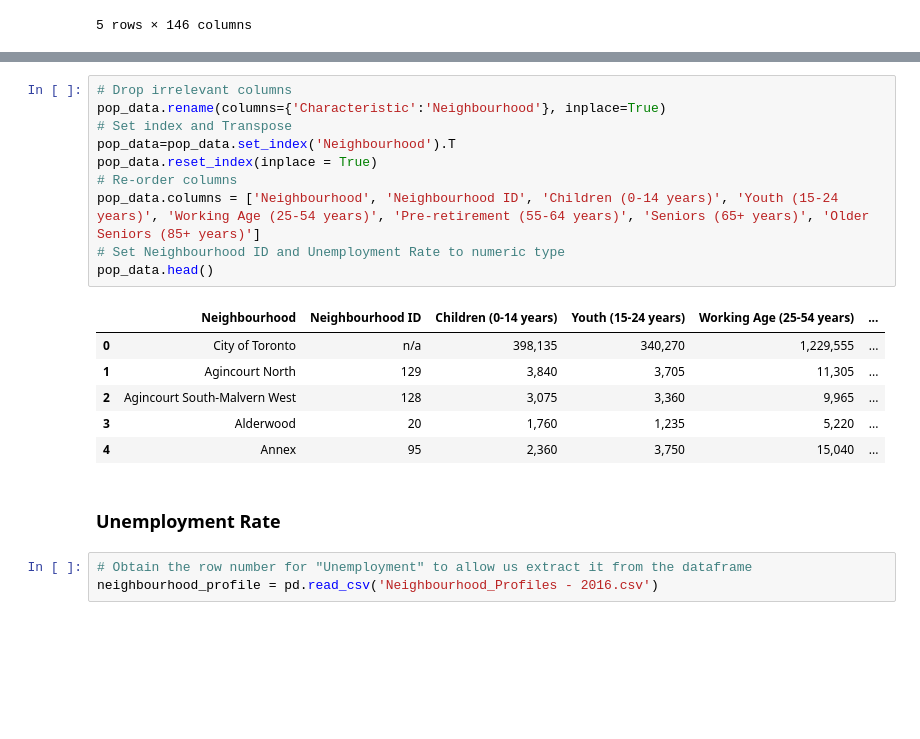
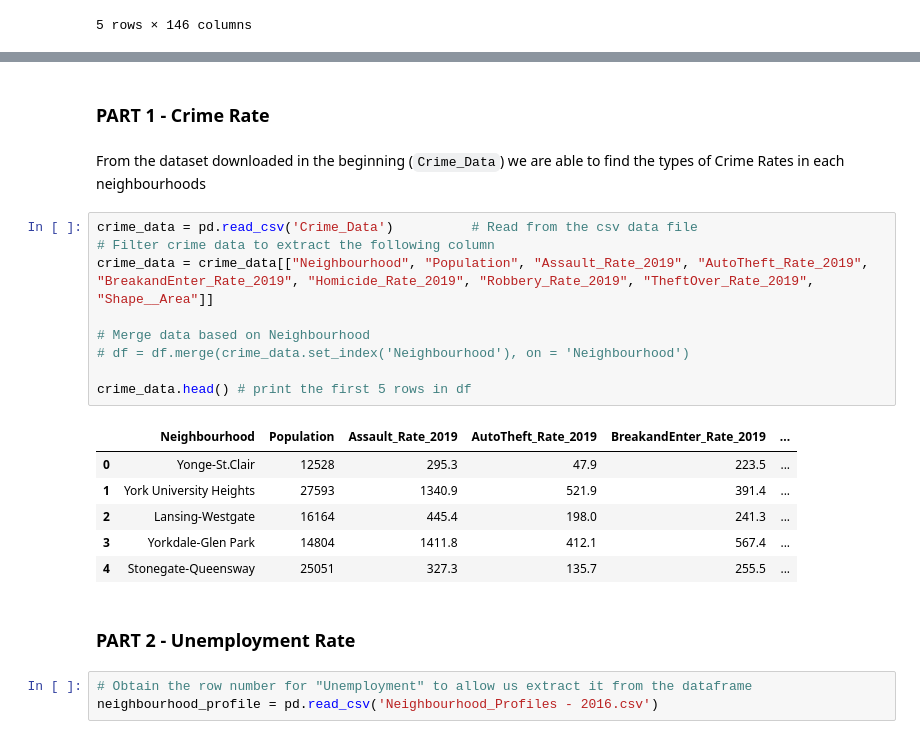
Before and after one commit to rnlclngpilar/SOFE3720-FinalProject, a Jupyter notebook: Final_Project_Clustering_Neighbourhoods.ipynb, the cells around one changed output, grey strips where cells are left out. Cells and saved outputs as stored; diff of their text form; blank space fills up the shorter version.

```diff
--- a/Final_Project_Clustering_Neighbourhoods.ipynb
+++ b/Final_Project_Clustering_Neighbourhoods.ipynb
@@ -335,22 +246,25 @@ pop_data.head(7)
-# %%
-# Drop irrelevant columns
-pop_data.rename(columns={'Characteristic':'Neighbourhood'}, inplace=True)
-# Set index and Transpose
-pop_data=pop_data.set_index('Neighbourhood').T
-pop_data.reset_index(inplace = True)
-# Re-order columns
-pop_data.columns = ['Neighbourhood', 'Neighbourhood ID', 'Children (0-14 years)', 'Youth (15-24 years)', 'Working Age (25-54 years)', 'Pre-retirement (55-64 years)', 'Seniors (65+ years)', 'Older Seniors (85+ years)']
-# Set Neighbourhood ID and Unemployment Rate to numeric type
-pop_data.head()
-# %% [output]
-|  | Neighbourhood | Neighbourhood ID | Children (0-14 years) | Youth (15-24 years) | Working Age (25-54 years) | ... |
-| 0 | City of Toronto | n/a | 398,135 | 340,270 | 1,229,555 | ... |
-| 1 | Agincourt North | 129 | 3,840 | 3,705 | 11,305 | ... |
-| 2 | Agincourt South-Malvern West | 128 | 3,075 | 3,360 | 9,965 | ... |
-| 3 | Alderwood | 20 | 1,760 | 1,235 | 5,220 | ... |
-| 4 | Annex | 95 | 2,360 | 3,750 | 15,040 | ... |
-# %% [markdown]
-### Unemployment Rate
+# %% [markdown]
+### **PART 1 - Crime Rate**
+# %% [markdown]
+From the dataset downloaded in the beginning (`Crime_Data`) we are able to find the types of Crime Rates in each neighbourhoods
+# %%
+crime_data = pd.read_csv('Crime_Data')          # Read from the csv data file
+# Filter crime data to extract the following column
+crime_data = crime_data[["Neighbourhood", "Population", "Assault_Rate_2019", "AutoTheft_Rate_2019", "BreakandEnter_Rate_2019", "Homicide_Rate_2019", "Robbery_Rate_2019", "TheftOver_Rate_2019", "Shape__Area"]]
+
+# Merge data based on Neighbourhood
+# df = df.merge(crime_data.set_index('Neighbourhood'), on = 'Neighbourhood')
+
+crime_data.head() # print the first 5 rows in df
+# %% [output]
+|  | Neighbourhood | Population | Assault_Rate_2019 | AutoTheft_Rate_2019 | BreakandEnter_Rate_2019 | ... |
+| 0 | Yonge-St.Clair | 12528 | 295.3 | 47.9 | 223.5 | ... |
+| 1 | York University Heights | 27593 | 1340.9 | 521.9 | 391.4 | ... |
+| 2 | Lansing-Westgate | 16164 | 445.4 | 198.0 | 241.3 | ... |
+| 3 | Yorkdale-Glen Park | 14804 | 1411.8 | 412.1 | 567.4 | ... |
+| 4 | Stonegate-Queensway | 25051 | 327.3 | 135.7 | 255.5 | ... |
+# %% [markdown]
+### **PART  2 - Unemployment Rate**
 # %%
 # Obtain the row number for "Unemployment" to allow us extract it from the dataframe
 neighbourhood_profile = pd.read_csv('Neighbourhood_Profiles - 2016.csv')
```
Also changed, not shown: parts of 21 cells of this notebook.
